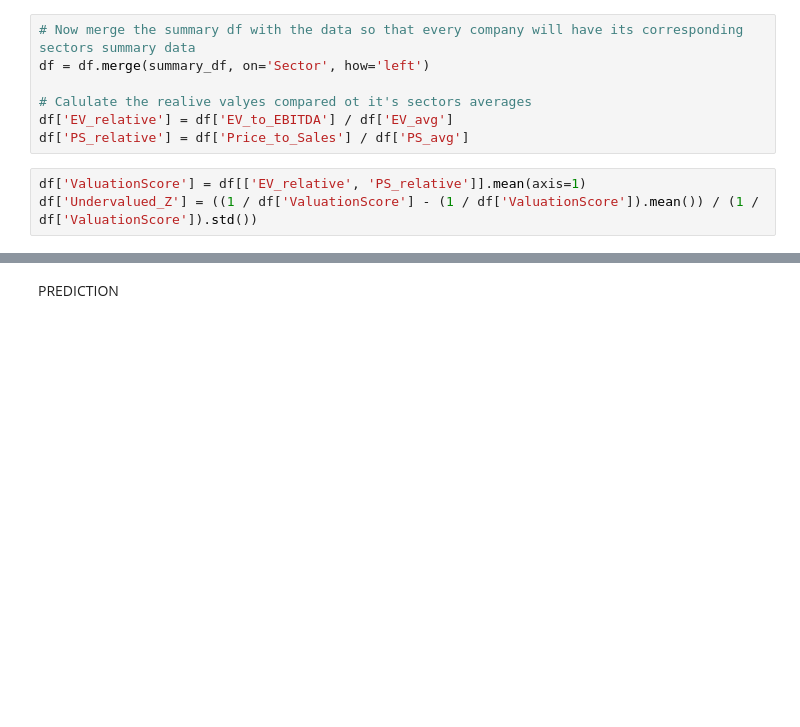
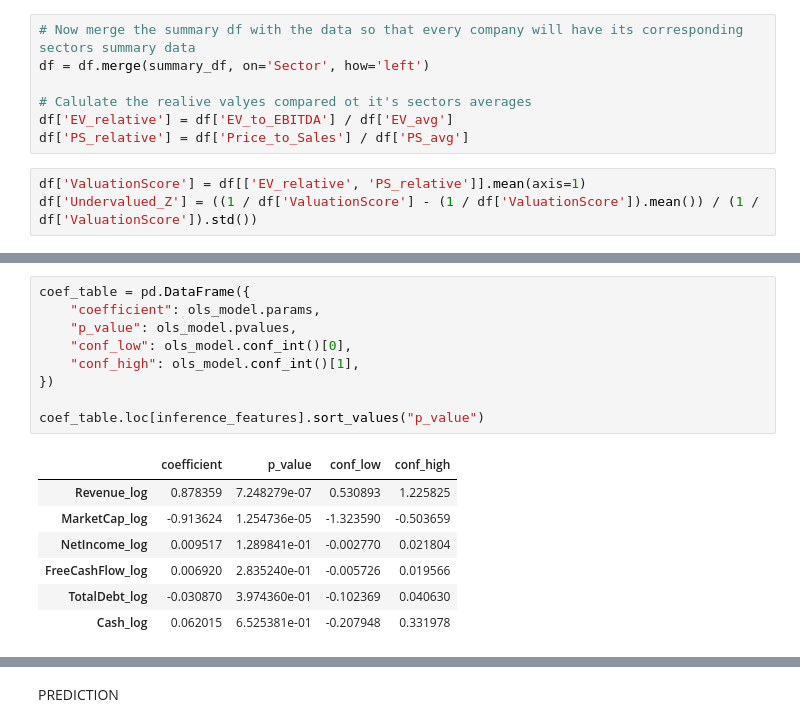
Before and after one commit to shannon-maccallum/nasdaq-valuation-analysis, a Jupyter notebook: notebooks/02_valuation_analysis.ipynb, the cells around one changed output, grey strips where cells are left out. Cells and saved outputs as stored; diff of their text form; blank space fills up the shorter version.

```diff
--- a/notebooks/02_valuation_analysis.ipynb
+++ b/notebooks/02_valuation_analysis.ipynb
@@ -448,0 +545,17 @@ When looking at this data, it is important to understand that once this model gi
+# %%
+coef_table = pd.DataFrame({
+    "coefficient": ols_model.params,
+    "p_value": ols_model.pvalues,
+    "conf_low": ols_model.conf_int()[0],
+    "conf_high": ols_model.conf_int()[1],
+})
+
+coef_table.loc[inference_features].sort_values("p_value")
+# %% [output]
+|  | coefficient | p_value | conf_low | conf_high |
+| Revenue_log | 0.878359 | 7.248279e-07 | 0.530893 | 1.225825 |
+| MarketCap_log | -0.913624 | 1.254736e-05 | -1.323590 | -0.503659 |
+| NetIncome_log | 0.009517 | 1.289841e-01 | -0.002770 | 0.021804 |
+| FreeCashFlow_log | 0.006920 | 2.835240e-01 | -0.005726 | 0.019566 |
+| TotalDebt_log | -0.030870 | 3.974360e-01 | -0.102369 | 0.040630 |
+| Cash_log | 0.062015 | 6.525381e-01 | -0.207948 | 0.331978 |
```
Also changed, not shown: parts of 34 cells of this notebook, 6 other files.
